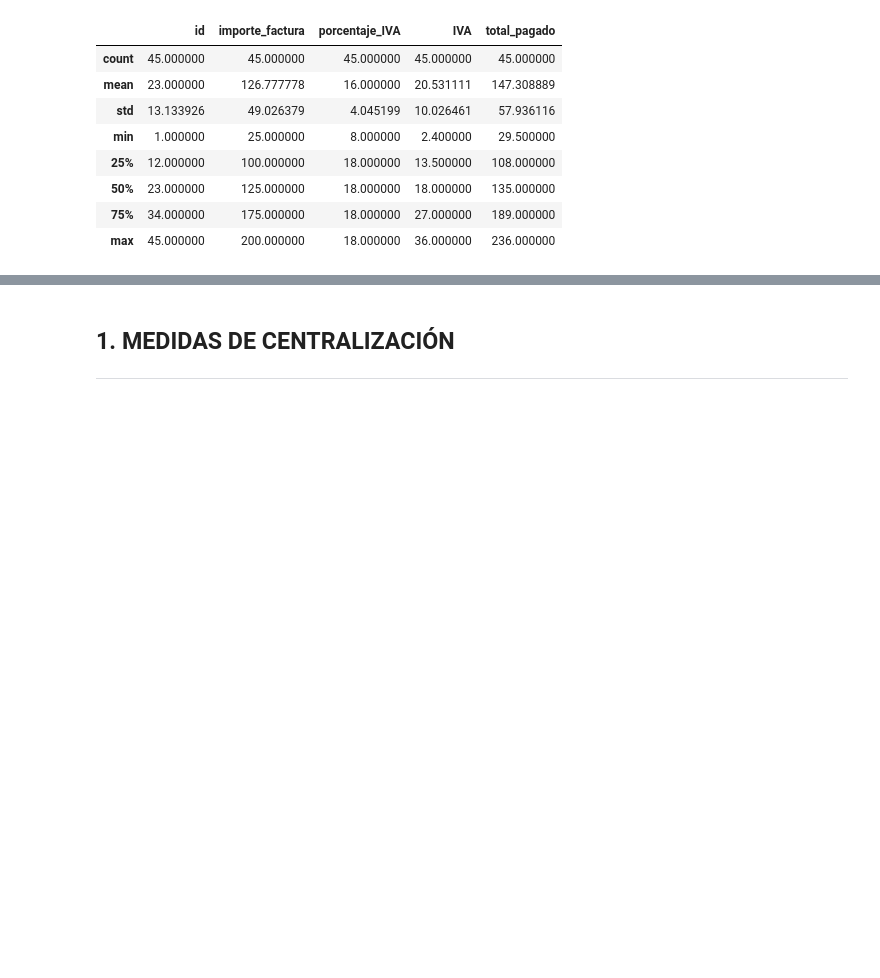
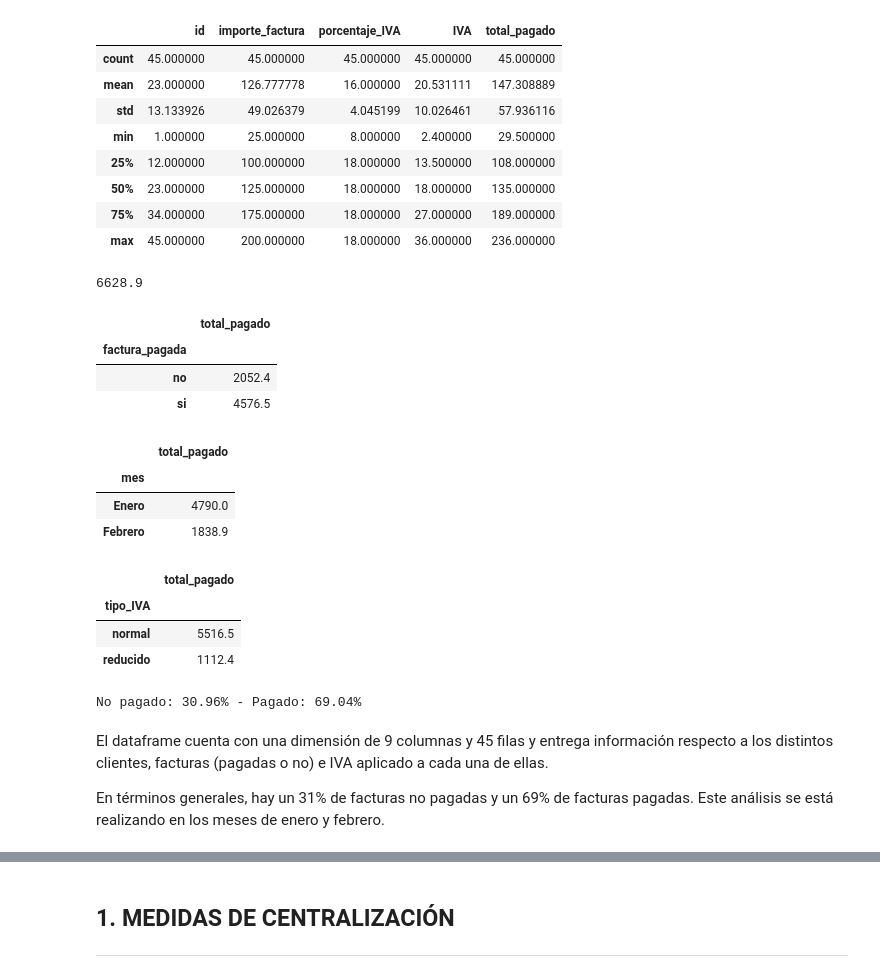
Before and after one commit to PauForestal/master_bdds, a Jupyter notebook: M2_AI2_VallejoPaula.ipynb, the cells around one changed output, grey strips where cells are left out. Saved outputs shown, nothing was run; the diff lists cells and outputs as text; code cells hidden in the pictures; blank space fills up the shorter version.

```diff
--- a/M2_AI2_VallejoPaula.ipynb
+++ b/M2_AI2_VallejoPaula.ipynb
@@ -52,3 +61,36 @@ df.describe(include=[np.number])
 | 50% | 23.000000 | 125.000000 | 18.000000 | 18.000000 | 135.000000 |
 | 75% | 34.000000 | 175.000000 | 18.000000 | 27.000000 | 189.000000 |
 | max | 45.000000 | 200.000000 | 18.000000 | 36.000000 | 236.000000 |
+# %%
+df.total_pagado.sum()
+# %% [output]
+6628.9
+# %%
+df.groupby(['factura_pagada']).agg({'total_pagado': 'sum'})
+# %% [output]
+|  | total_pagado |
+| factura_pagada |  |
+| no | 2052.4 |
+| si | 4576.5 |
+# %%
+df.groupby(['mes']).agg({'total_pagado': 'sum'})
+# %% [output]
+|  | total_pagado |
+| mes |  |
+| Enero | 4790.0 |
+| Febrero | 1838.9 |
+# %%
+df.groupby(['tipo_IVA']).agg({'total_pagado': 'sum'})
+# %% [output]
+|  | total_pagado |
+| tipo_IVA |  |
+| normal | 5516.5 |
+| reducido | 1112.4 |
+# %%
+print('No pagado:',"{:.2%}".format(2052.4/6628.9),'- Pagado:',"{:.2%}".format(4576.5/6628.9))
+# %% [output]
+No pagado: 30.96% - Pagado: 69.04%
+# %% [markdown]
+El dataframe cuenta con una dimensión de 9 columnas y 45 filas y entrega información respecto a los distintos clientes, facturas (pagadas o no) e IVA aplicado a cada una de ellas.
+
+En términos generales, hay un 31% de facturas no pagadas y un 69% de facturas pagadas. Este análisis se está realizando en los meses de enero y febrero.
```
Also changed, not shown: parts of 29 cells of this notebook.
